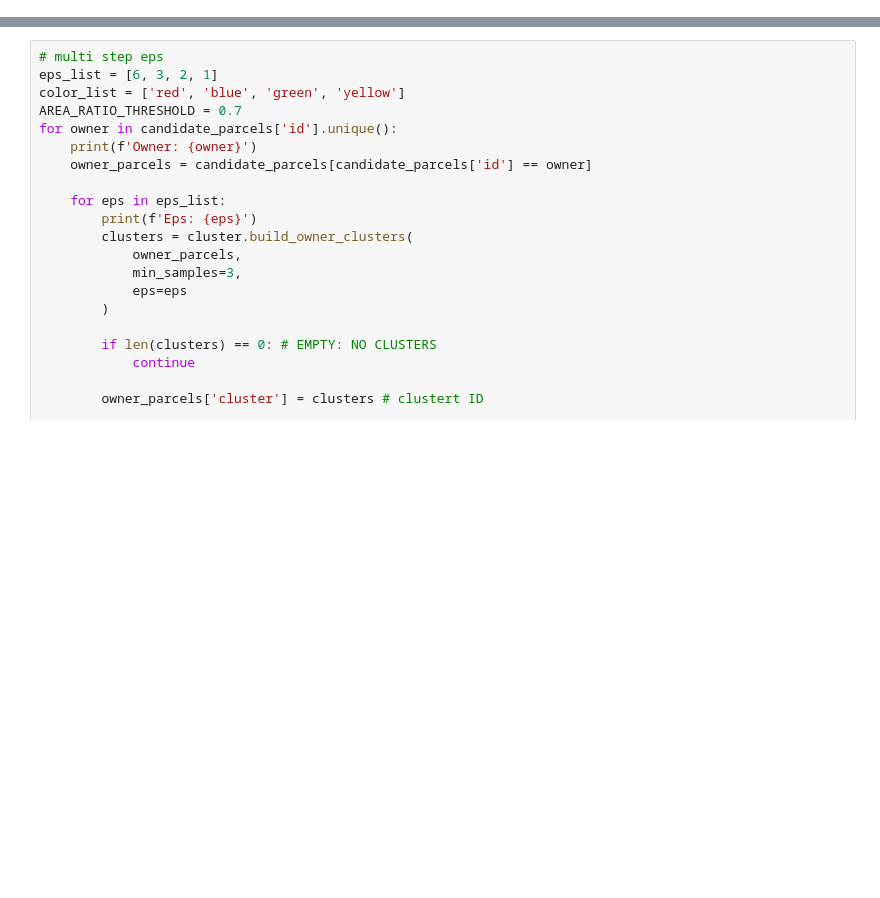
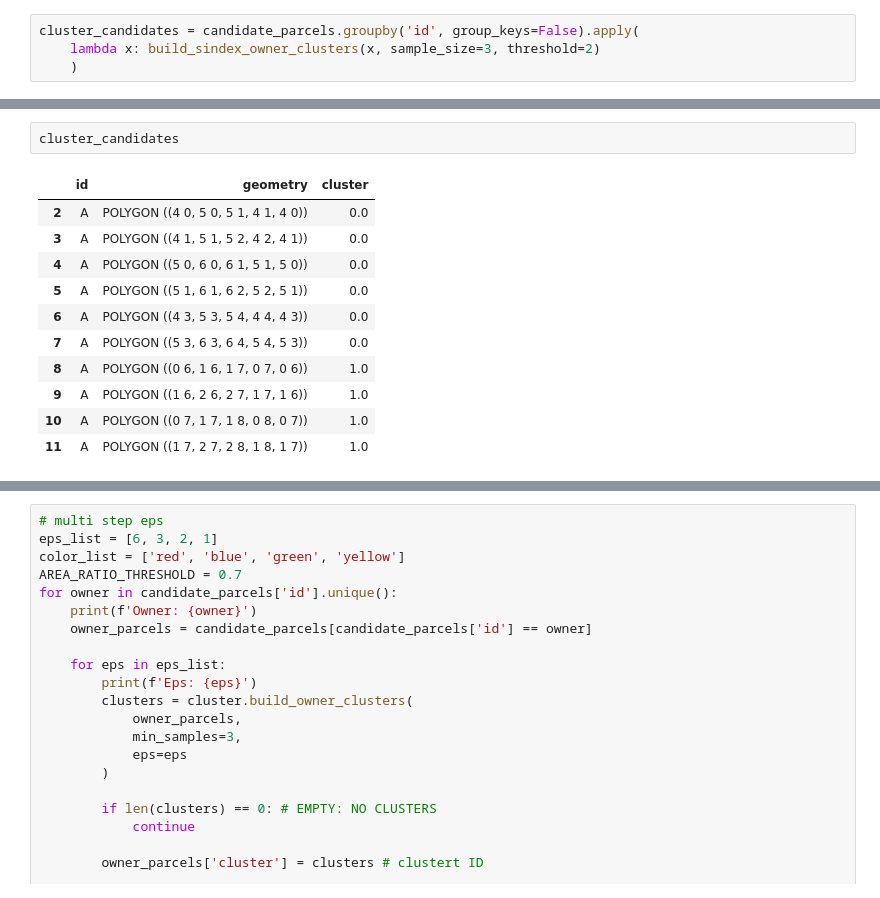
Before and after one commit to abreunig-clgx/superparcels, a Jupyter notebook: clustering/mre/multistep_eps.ipynb, the cells around one changed output, grey strips where cells are left out. Drawn from its saved outputs; the diff is of its cells as text; blank space fills up the shorter version.

```diff
--- a/clustering/mre/multistep_eps.ipynb
+++ b/clustering/mre/multistep_eps.ipynb
@@ -55,0 +124,4 @@ candidate_parcels
+# %%
+cluster_candidates = candidate_parcels.groupby('id', group_keys=False).apply(
+    lambda x: build_sindex_owner_clusters(x, sample_size=3, threshold=2)
+    )
@@ -55,0 +144,14 @@ candidate_parcels
+# %%
+cluster_candidates
+# %% [output]
+|  | id | geometry | cluster |
+| 2 | A | POLYGON ((4 0, 5 0, 5 1, 4 1, 4 0)) | 0.0 |
+| 3 | A | POLYGON ((4 1, 5 1, 5 2, 4 2, 4 1)) | 0.0 |
+| 4 | A | POLYGON ((5 0, 6 0, 6 1, 5 1, 5 0)) | 0.0 |
+| 5 | A | POLYGON ((5 1, 6 1, 6 2, 5 2, 5 1)) | 0.0 |
+| 6 | A | POLYGON ((4 3, 5 3, 5 4, 4 4, 4 3)) | 0.0 |
+| 7 | A | POLYGON ((5 3, 6 3, 6 4, 5 4, 5 3)) | 0.0 |
+| 8 | A | POLYGON ((0 6, 1 6, 1 7, 0 7, 0 6)) | 1.0 |
+| 9 | A | POLYGON ((1 6, 2 6, 2 7, 1 7, 1 6)) | 1.0 |
+| 10 | A | POLYGON ((0 7, 1 7, 1 8, 0 8, 0 7)) | 1.0 |
+| 11 | A | POLYGON ((1 7, 2 7, 2 8, 1 8, 1 7)) | 1.0 |
```
Also changed, not shown: parts of 15 cells of this notebook, 4 other files.
